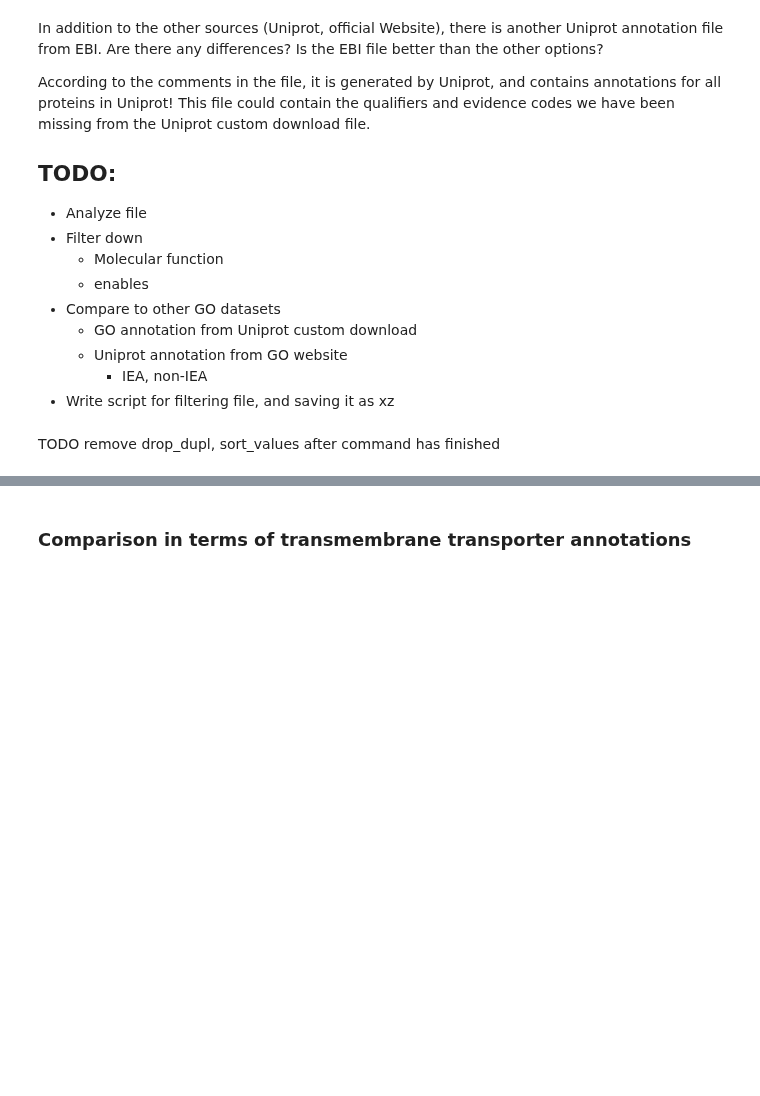
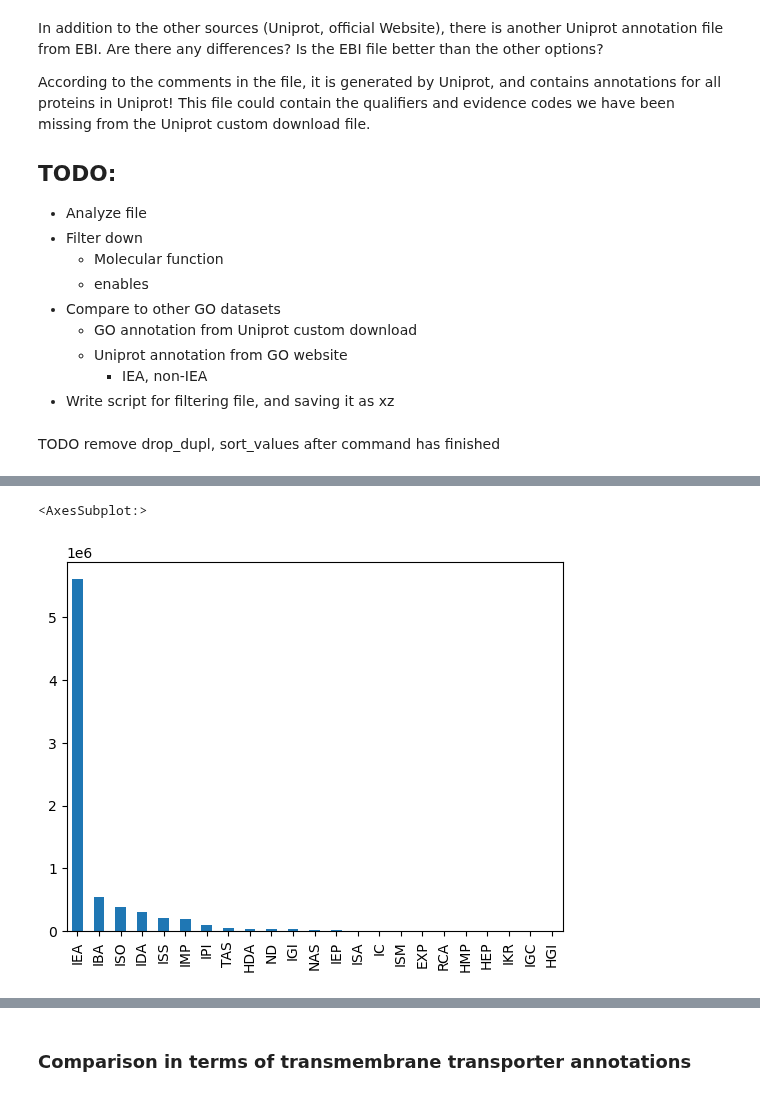
Before and after one commit to adenger/subpred4, a Jupyter notebook: notebooks/ebi_go_test.ipynb, the cells around one changed output, grey strips where cells are left out. Drawn from its saved outputs; the diff is of its cells as text; code cells hidden in the pictures; blank space fills up the shorter version.

Commit message:
comparison, new dataset

```diff
--- a/notebooks/ebi_go_test.ipynb
+++ b/notebooks/ebi_go_test.ipynb
@@ -34,6 +29,8 @@ from subpred.util import pickle_read
 # %%
-df_go_official = pickle_read(
-    go_official_path,
+from subpred.util import pickle_read
+
+df_go_ebi = pickle_read(
+    "../data/raw/gene_ontology/goa_uniprot_all_ebi_filtered.tsv.xz",
     header=None,
     names=["Uniprot", "qualifier", "go_id", "evidence_code", "aspect", "date"],
 )
@@ -42,6 +38,0 @@ reading /home/ad/gene_ontology/goa_uniprot_all_iea.tsv.xz.1675436275.0136392.pkl
-# %%
-df_go_ebi = pickle_read(
-    go_ebi_path,
-    header=None,
-    names=["Uniprot", "qualifier", "go_id", "evidence_code", "aspect", "date"],
-).drop_duplicates()
@@ -49,0 +39,21 @@ reading /home/ad/ebi_goa/goa_uniprot_all_iea.tsv.xz.1675783942.2537284.pkl
+# %%
+from subpred.dataset import create_dataset
+df_uniprot = create_dataset(
+    input_file="../data/raw/uniprot/uniprot_2022_05_evidence1-2_nofragments.tsv",
+    # keywords_classes = None,
+    # keywords_classes_all = SUBSTRATE_KEYWORDS,
+    # keywords_filter = None,
+    multi_substrate="keep",
+    # outliers=outliers,
+    verbose=True,
+    # tax_ids_filter=[3702, 9606, 83333, 559292],
+    # sequence_clustering=70,
+    evidence_code=2,
+    invalid_amino_acids="remove_amino_acids",
+    # gene_names_only = True,
+    # force_update=True,
+    # remove_sequence_fragments = True,
+    # force_update = False,
+    tcdb_substrates_file="../data/raw/tcdb/tcdb_substrates.tsv",
+    swissprot_only=False,
+)
@@ -49,0 +87,7 @@ reading /home/ad/ebi_goa/goa_uniprot_all_iea.tsv.xz.1675783942.2537284.pkl
+# %%
+df_go_ebi_filtered = df_go_ebi[df_go_ebi.Uniprot.isin(df_uniprot.index)]
+# %%
+df_go_ebi_filtered.evidence_code.value_counts(dropna=False).plot.bar()
+# %% [output]
+<AxesSubplot:>
+[figure, added]
```
Also changed, not shown: parts of 22 cells of this notebook.
